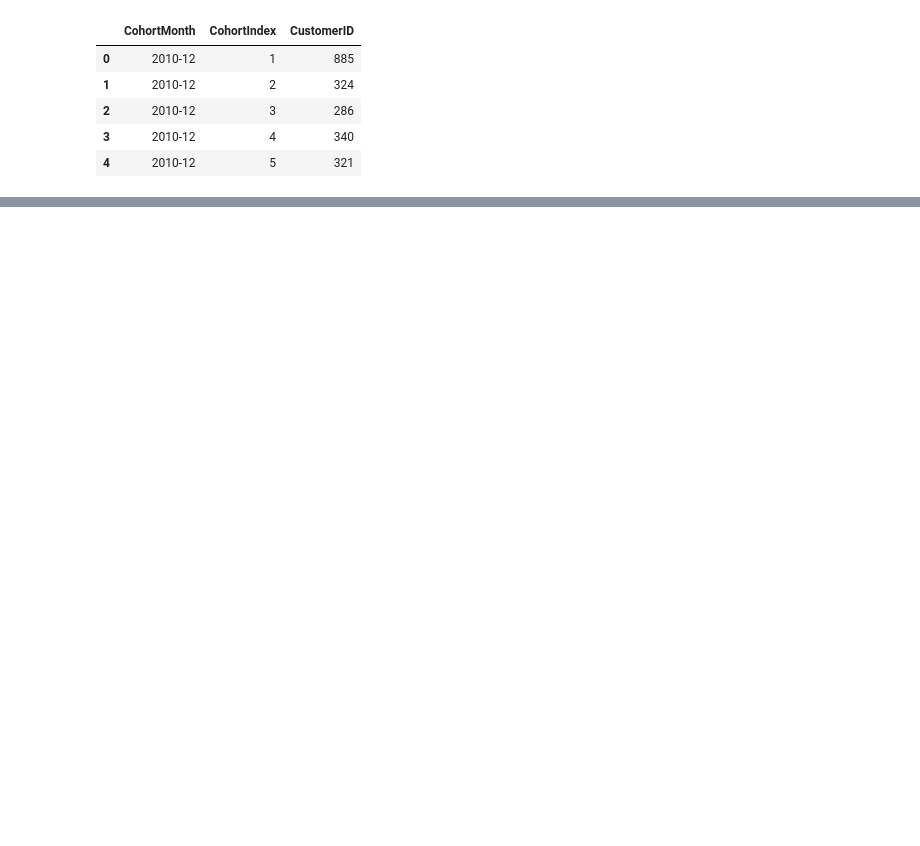
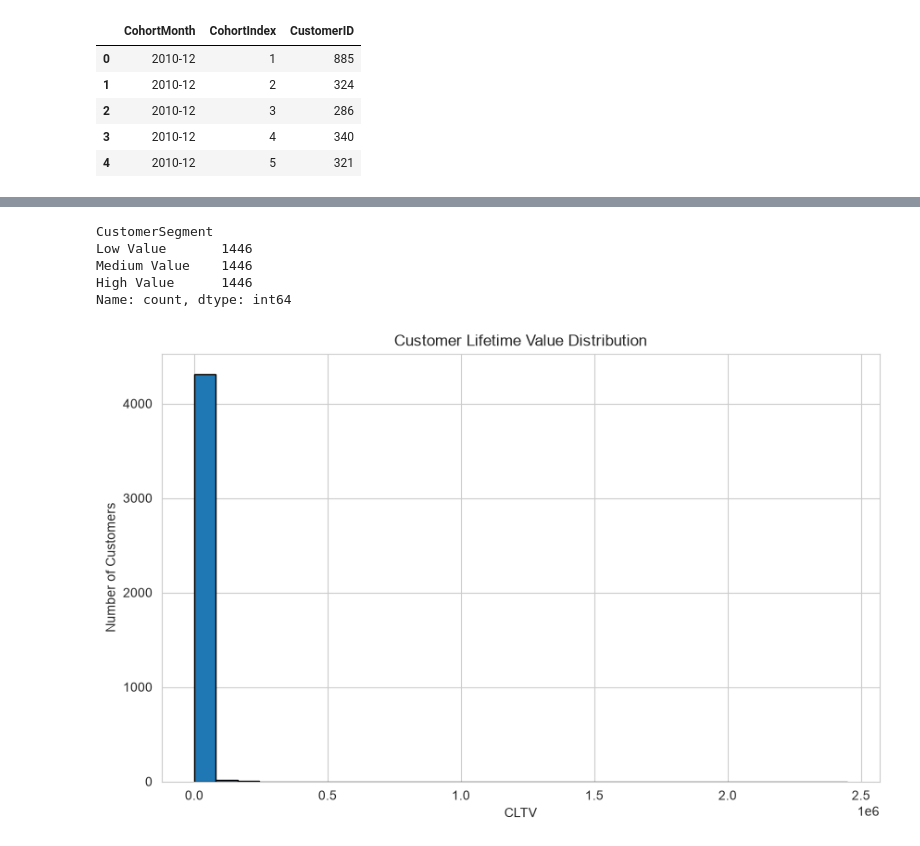
Before and after one commit to vedants0307/SaaS-Cohort-CLTV-Analysis, a Jupyter notebook: notebooks/Cohort_Analysis.ipynb, the cells around one changed output, grey strips where cells are left out. Drawn from its saved outputs; the diff is of its cells as text; code cells hidden in the pictures; blank space fills up the shorter version.

```diff
--- a/notebooks/Cohort_Analysis.ipynb
+++ b/notebooks/Cohort_Analysis.ipynb
@@ -296,0 +391,8 @@ Matplotlib is building the font cache; this may take a moment.
+# %%
+customer_summary["CustomerSegment"] = pd.cut(
+    customer_summary["CLTV"],
+    bins=3,
+    labels=["Low Value", "Medium Value", "High Value"]
+)
+
+customer_summary.head()
@@ -296,0 +407,17 @@ Matplotlib is building the font cache; this may take a moment.
+# %%
+customer_summary["LifetimeMonths"] = (
+    customer_summary["LifetimeMonths"]
+    .replace(0, 1)
+)
+# %%
+customer_summary["CLTV"] = (
+    customer_summary["AverageOrderValue"]
+    * customer_summary["PurchaseFrequency"]
+    * customer_summary["LifetimeMonths"]
+)
+# %%
+customer_summary["CustomerSegment"] = pd.qcut(
+    customer_summary["CLTV"],
+    q=3,
+    labels=["Low Value", "Medium Value", "High Value"]
+)
@@ -296,0 +434,8 @@ Matplotlib is building the font cache; this may take a moment.
+# %%
+customer_summary["CustomerSegment"].value_counts()
+# %% [output]
+CustomerSegment
+Low Value       1446
+Medium Value    1446
+High Value      1446
+Name: count, dtype: int64
@@ -296,0 +447,18 @@ Matplotlib is building the font cache; this may take a moment.
+# %%
+import matplotlib.pyplot as plt
+
+plt.figure(figsize=(10,6))
+
+plt.hist(
+    customer_summary["CLTV"],
+    bins=30,
+    edgecolor="black"
+)
+
+plt.title("Customer Lifetime Value Distribution")
+plt.xlabel("CLTV")
+plt.ylabel("Number of Customers")
+
+plt.show()
+# %% [output]
+[figure, added]
```
Also changed, not shown: parts of 96 cells of this notebook, 2 other files.
